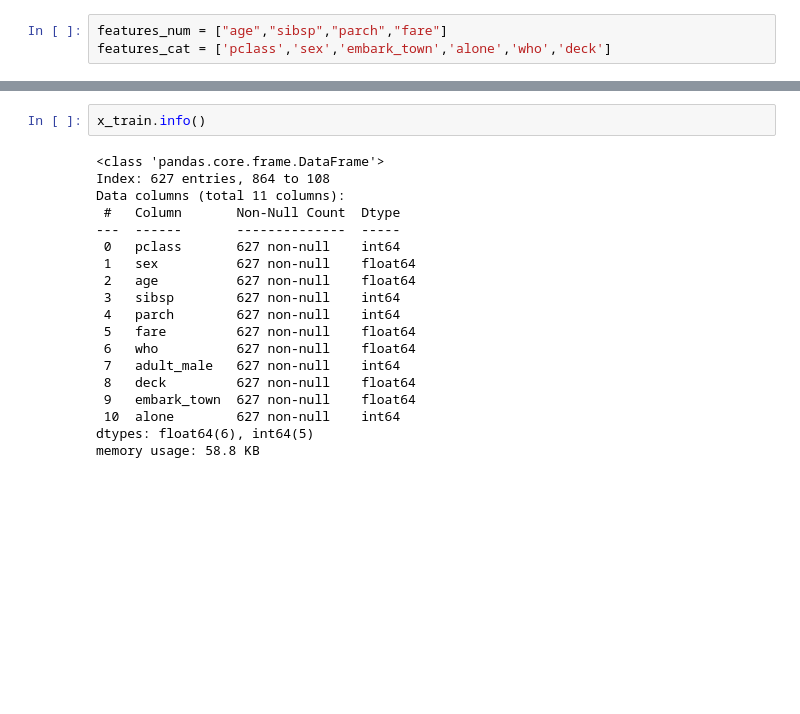
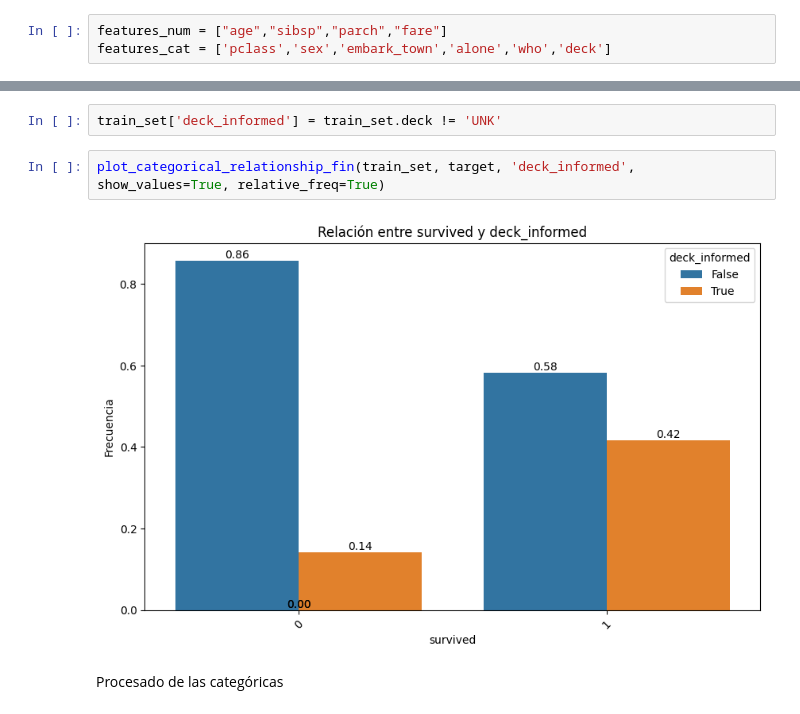
Before and after one commit to jacobo010/ONLINE_DS_THEBRIDGE_jacobo, a Jupyter notebook: Programacion_basica/Sprint10/Unidad_02/Practica_obligatoria/18_Practica_Obligatoria_Clasificacion_y_Regresion_Logistica.ipynb, the cells around one changed output, grey strips where cells are left out. Drawn from its saved outputs; the diff is of its cells as text; blank space fills up the shorter version.

```diff
--- a/Programacion_basica/Sprint10/Unidad_02/Practica_obligatoria/18_Practica_Obligatoria_Clasificacion_y_Regresion_Logistica.ipynb
+++ b/Programacion_basica/Sprint10/Unidad_02/Practica_obligatoria/18_Practica_Obligatoria_Clasificacion_y_Regresion_Logistica.ipynb
@@ -224,21 +210,8 @@ Creación del modelo
-# %%
-x_train.info()
-# %% [output]
-<class 'pandas.core.frame.DataFrame'>
-Index: 627 entries, 864 to 108
-Data columns (total 11 columns):
- #   Column       Non-Null Count  Dtype
----  ------       --------------  -----
- 0   pclass       627 non-null    int64
- 1   sex          627 non-null    float64
- 2   age          627 non-null    float64
- 3   sibsp        627 non-null    int64
- 4   parch        627 non-null    int64
- 5   fare         627 non-null    float64
- 6   who          627 non-null    float64
- 7   adult_male   627 non-null    int64
- 8   deck         627 non-null    float64
- 9   embark_town  627 non-null    float64
- 10  alone        627 non-null    int64
-dtypes: float64(6), int64(5)
-memory usage: 58.8 KB
+# %%
+train_set['deck_informed'] = train_set.deck != 'UNK'
+# %%
+plot_categorical_relationship_fin(train_set, target, 'deck_informed', show_values=True, relative_freq=True)
+# %% [output]
+[figure, added]
+# %% [markdown]
+Procesado de las categóricas
```
Also changed, not shown: parts of 31 cells of this notebook, 1 other file.
